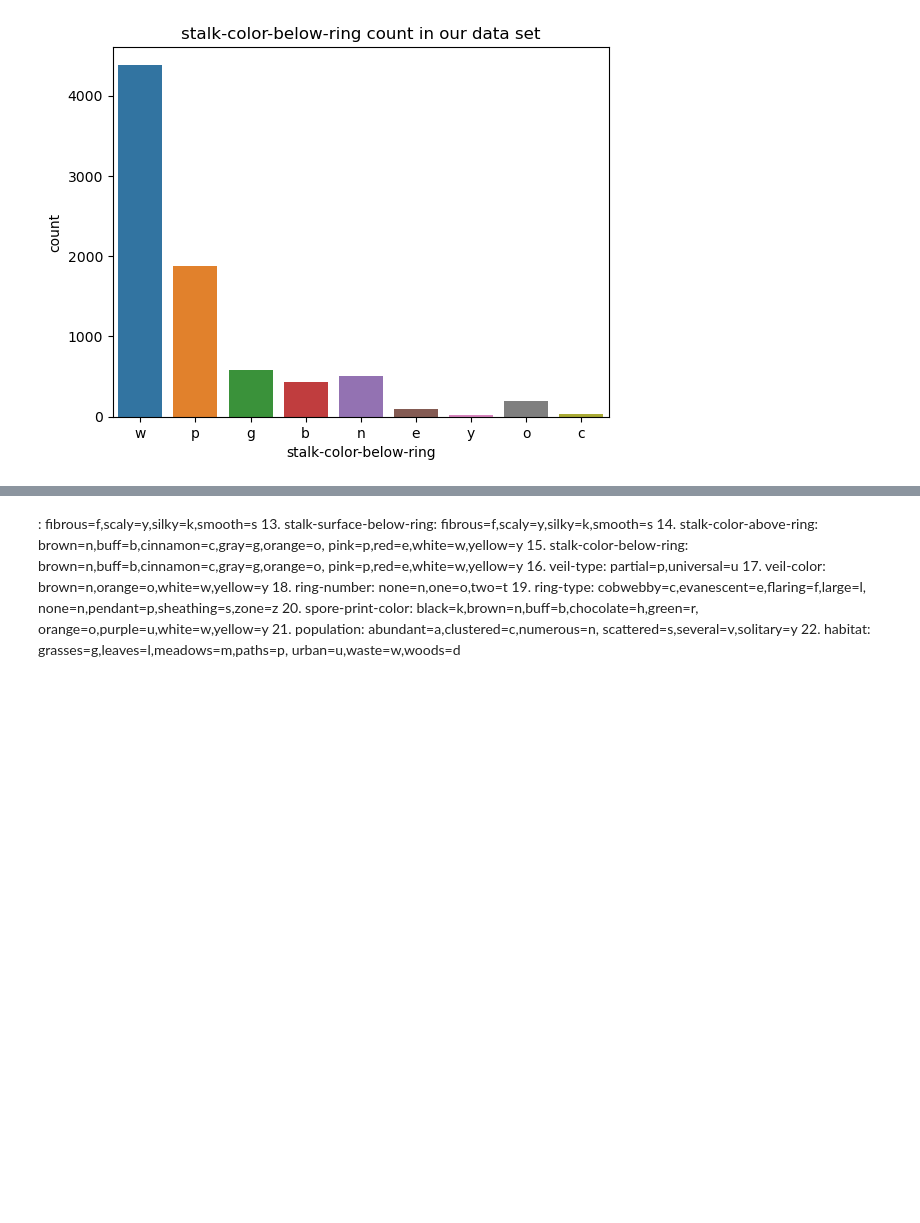
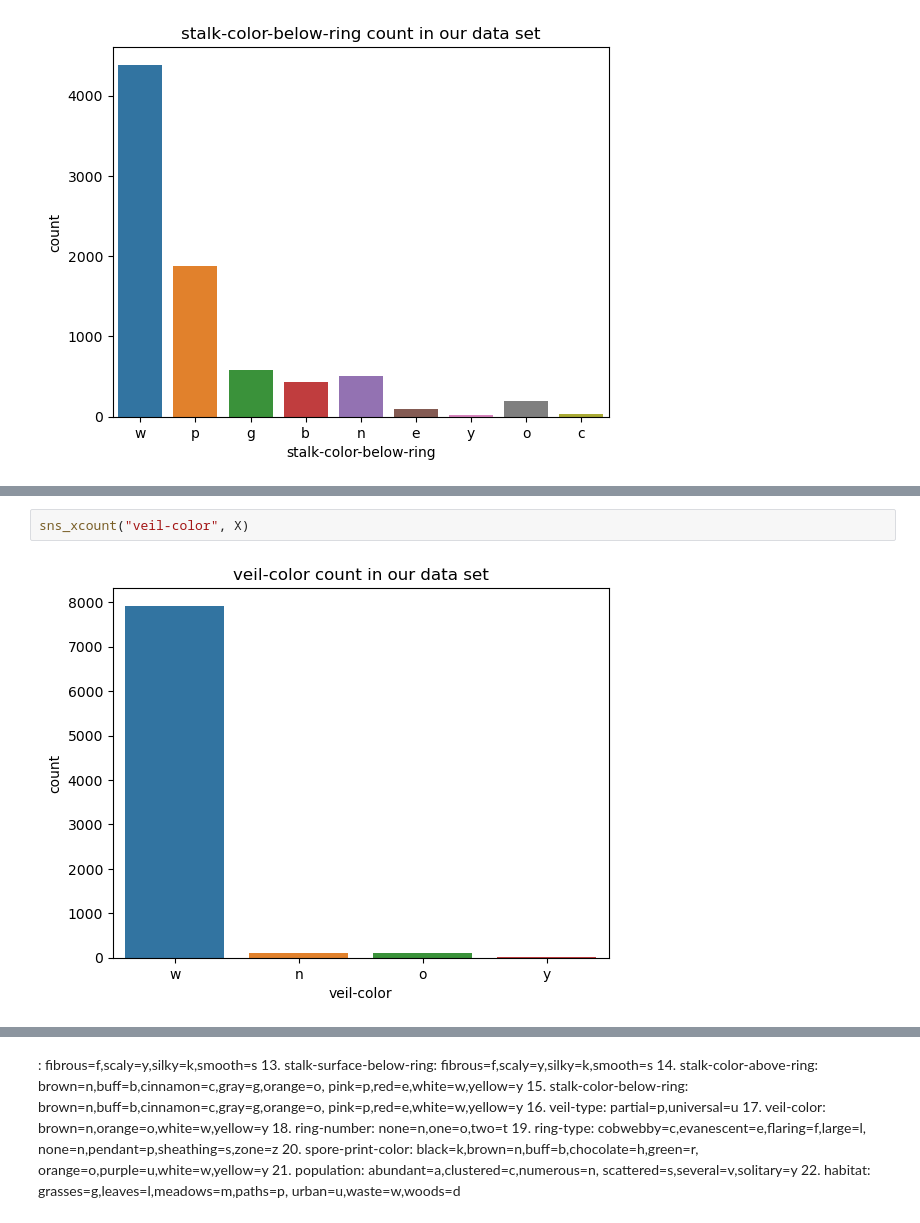
Before and after one commit to dev-ezzy/Big-Data, a Jupyter notebook: index.ipynb, the cells around one changed output, grey strips where cells are left out. Drawn from its saved outputs; the diff is of its cells as text; blank space fills up the shorter version.

```diff
--- a/index.ipynb
+++ b/index.ipynb
@@ -418,0 +421,4 @@ sns_ycount("veil-type")
+# %%
+sns_xcount("veil-color", X)
+# %% [output]
+[figure, added]
```
Also changed, not shown: parts of 2 cells of this notebook.
